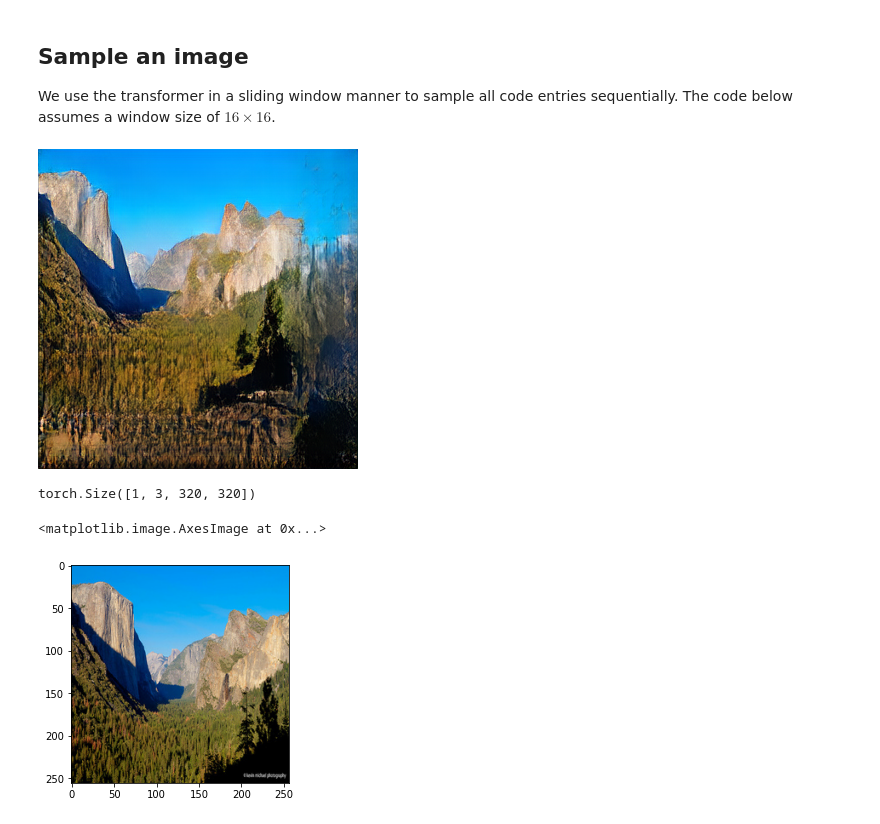
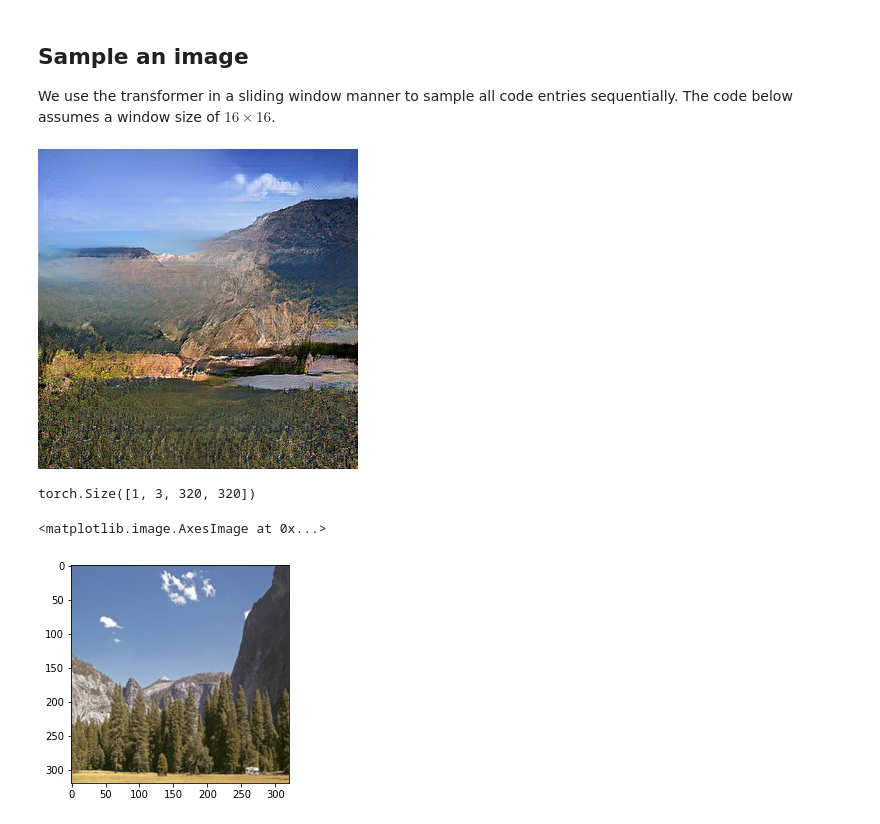
Before and after one commit to cyj407/VQ-I2I, a Jupyter notebook: autoregressive_show.ipynb, the cells around one changed output. Drawn from its saved outputs; the diff is of its cells as text; code cells hidden in the pictures.

```diff
--- a/autoregressive_show.ipynb
+++ b/autoregressive_show.ipynb
@@ -187,11 +197,20 @@ def tensor2im(input_image, imtype=np.uint8):
 from IPython.display import clear_output
 import time
 
+root = '/home/jenny870207/data/{}'.format(dataset)
+validation_data = dataset_single(root, 'train', 'A', img_size, img_size, flip=False)
+test_loader = DataLoader(validation_data, batch_size=1, shuffle=True, pin_memory=True)
+img = next(iter(test_loader))
+img = img.to(device)
+#print(img.shape)#
 
 original_size = 16
 size = 20
 codebook_size = 512
-window_size = 16
+window_size = 10
+
+img_size = 16*size
+
 #int(window_size/2)
 
 z_code, z_indices, style = model.encode_to_z(img, 1)
@@ -213,28 +232,29 @@ idx = z_random
 idx = idx.reshape(z_code_shape[0],size,size)
 
 
-coordinate = np.arange(size*size).reshape(size,size,1)/(size*size)
+coordinate = np.arange(img_size*img_size).reshape(img_size,img_size,1)/(img_size*img_size)
 coordinate = torch.from_numpy(coordinate)
 c = model.get_c(coordinate)
-c = torch.squeeze(c, 1)
+#c = torch.squeeze(c, 1)
 cidx = c.to(device)
-cidx = cidx.to(dtype=torch.long)
+_, cidx = model.encode_to_c(cidx)
+cidx = cidx.reshape(z_code_shape[0],size,size)
 
 temperature = 1.0
 top_k = None#100
 update_every = 50
 
 start_t = time.time()
-#for i in range(0, z_code_shape[2]-0):
-for i in range(original_size, z_code_shape[2]-0):
+for i in range(0, z_code_shape[2]-0):
+#for i in range(original_size, z_code_shape[2]-0):
   if i <= int(window_size/2):
     local_i = i
   elif z_code_shape[2]-i < int(window_size/2):
     local_i = window_size-(z_code_shape[2]-i)
   else:
     local_i = int(window_size/2)
-  #for j in range(0,z_code_shape[3]-0):
-  for j in range(original_size,z_code_shape[3]-0):
+  for j in range(0,z_code_shape[3]-0):
+  #for j in range(original_size,z_code_shape[3]-0):
     if j <= int(window_size/2):
       local_j = j
     elif z_code_shape[3]-j < int(window_size/2):
@@ -246,20 +266,23 @@ for i in range(original_size, z_code_shape[2]-0):
 
     i_start = i-local_i
     i_end = i_start + window_size
-    #if i_end >= original_size:
-    #  i_end = i
+    '''if i_end >= original_size:
+      i_end = i
+      i_start = i-2*local_i'''
+
     j_start = j-local_j
     j_end = j_start + window_size
-    #if j_end >= original_size:
-    #  j_end = j
+    '''if j_end >= original_size:
+      j_end = j
+      j_start = j-2*local_j'''
 
     patch = idx[:,i_start:i_end,j_start:j_end]
     patch = patch.reshape(patch.shape[0],-1)
     cpatch = cidx[:, i_start:i_end, j_start:j_end]
     cpatch = cpatch.reshape(cpatch.shape[0], -1)
 
-    patch = torch.cat((cpatch, patch), dim=1)
-    logits,_ = model.transformer(patch[:,:-1]) #[:,:-1]
+    czpatch = torch.cat((cpatch, patch), dim=1)
+    logits,_ = model.transformer(czpatch[:,:-1]) #[:,:-1]
 
 
     #print(logits.shape)
@@ -272,34 +295,34 @@ for i in range(original_size, z_code_shape[2]-0):
     logits = logits/temperature
 
     if top_k is not None:
       logits = model.top_k_logits(logits, top_k)
 
     probs = torch.nn.functional.softmax(logits, dim=-1)
 
     #print('original idx: ', idx[:,i,j])
 
     idx[:,i,j] = torch.multinomial(probs, num_samples=1)
 
     #print('new idx: ', idx[:,i,j])
 
 
     '''step = i*z_code_shape[3]+j
     if step%update_every==0 or step==z_code_shape[2]*z_code_shape[3]-1:
 
 
       x_sample = model.decode_to_img(idx, z_code_shape, style, 0)
       #clear_output()
       print(f"Time: {time.time() - start_t} seconds")
       print(f"Step: ({i},{j}) | Local: ({local_i},{local_j}) | Crop: ({i_start}:{i_end},{j_start}:{j_end})")
 
       show_image(x_sample)'''
 #clear_output()
 x_sample = model.decode_to_img(idx, (1, codebook_size, size, size), style, 1)
 show_image(x_sample)
 print(x_sample.shape)
 plt.imshow(tensor2im(img))
 # %% [output]
-[figure, old version]
+[figure, new version]
 torch.Size([1, 3, 320, 320])
 <matplotlib.image.AxesImage at 0x...>
-[figure, old version]
+[figure, new version]
```
Also changed, not shown: parts of 2 cells of this notebook.
